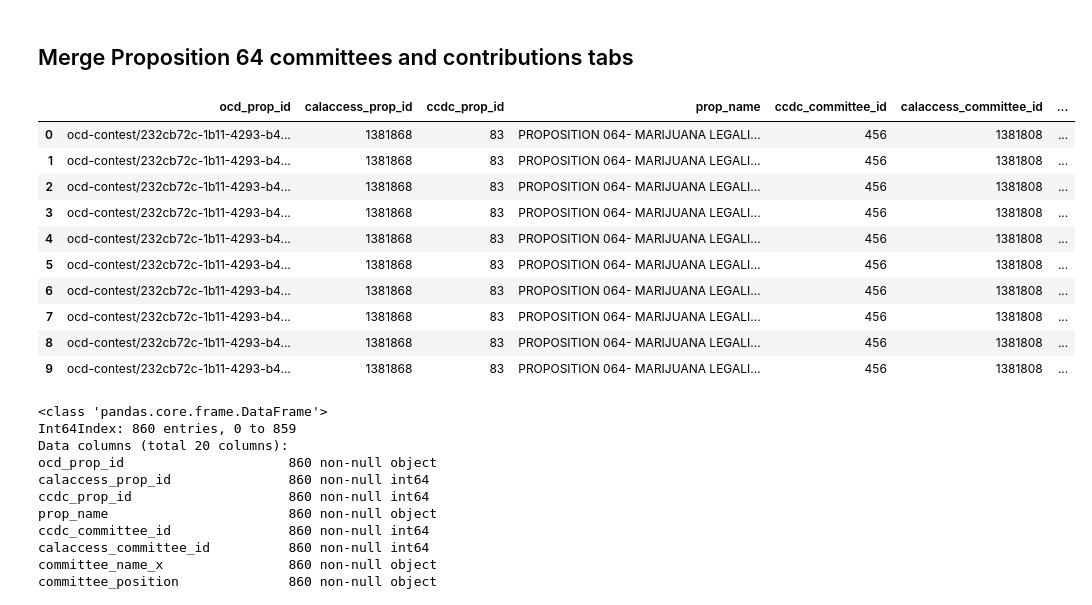
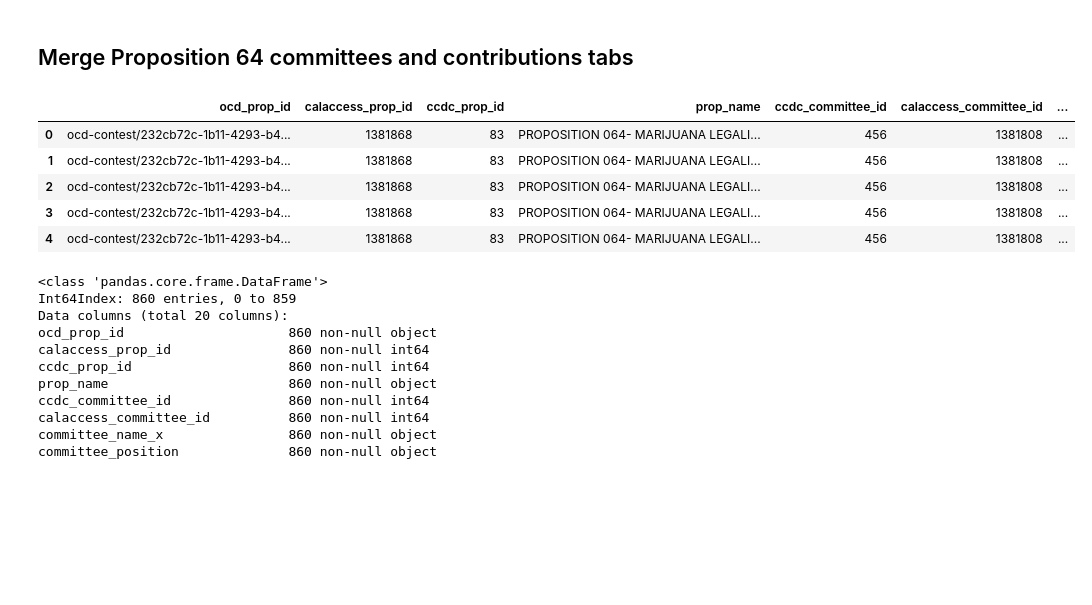
Before and after one commit to kcalawson/first-python-notebook, a Jupyter notebook: prop-64-analysis.ipynb, the cells around one changed output. Drawn from its saved outputs; the diff is of its cells as text; code cells hidden in the pictures; blank space fills up the shorter version.

```diff
--- a/prop-64-analysis.ipynb
+++ b/prop-64-analysis.ipynb
@@ -94,19 +94,14 @@ prop = props[props.prop_name == "PROPOSITION 064- MARIJUANA LEGALIZATION. INITIA
 # %%
 merged = pd.merge(prop, contribs, on="calaccess_committee_id")
 # %%
-merged.head(10)
+merged.head()
 # %% [output]
 |  | ocd_prop_id | calaccess_prop_id | ccdc_prop_id | prop_name | ccdc_committee_id | calaccess_committee_id | ... |
 | 0 | ocd-contest/232cb72c-1b11-4293-b4... | 1381868 | 83 | PROPOSITION 064- MARIJUANA LEGALI... | 456 | 1381808 | ... |
 | 1 | ocd-contest/232cb72c-1b11-4293-b4... | 1381868 | 83 | PROPOSITION 064- MARIJUANA LEGALI... | 456 | 1381808 | ... |
 | 2 | ocd-contest/232cb72c-1b11-4293-b4... | 1381868 | 83 | PROPOSITION 064- MARIJUANA LEGALI... | 456 | 1381808 | ... |
 | 3 | ocd-contest/232cb72c-1b11-4293-b4... | 1381868 | 83 | PROPOSITION 064- MARIJUANA LEGALI... | 456 | 1381808 | ... |
 | 4 | ocd-contest/232cb72c-1b11-4293-b4... | 1381868 | 83 | PROPOSITION 064- MARIJUANA LEGALI... | 456 | 1381808 | ... |
-| 5 | ocd-contest/232cb72c-1b11-4293-b4... | 1381868 | 83 | PROPOSITION 064- MARIJUANA LEGALI... | 456 | 1381808 | ... |
-| 6 | ocd-contest/232cb72c-1b11-4293-b4... | 1381868 | 83 | PROPOSITION 064- MARIJUANA LEGALI... | 456 | 1381808 | ... |
-| 7 | ocd-contest/232cb72c-1b11-4293-b4... | 1381868 | 83 | PROPOSITION 064- MARIJUANA LEGALI... | 456 | 1381808 | ... |
-| 8 | ocd-contest/232cb72c-1b11-4293-b4... | 1381868 | 83 | PROPOSITION 064- MARIJUANA LEGALI... | 456 | 1381808 | ... |
-| 9 | ocd-contest/232cb72c-1b11-4293-b4... | 1381868 | 83 | PROPOSITION 064- MARIJUANA LEGALI... | 456 | 1381808 | ... |
 # %%
 merged.info()
 # %% [output]
```
Also changed, not shown: parts of 13 cells of this notebook.
